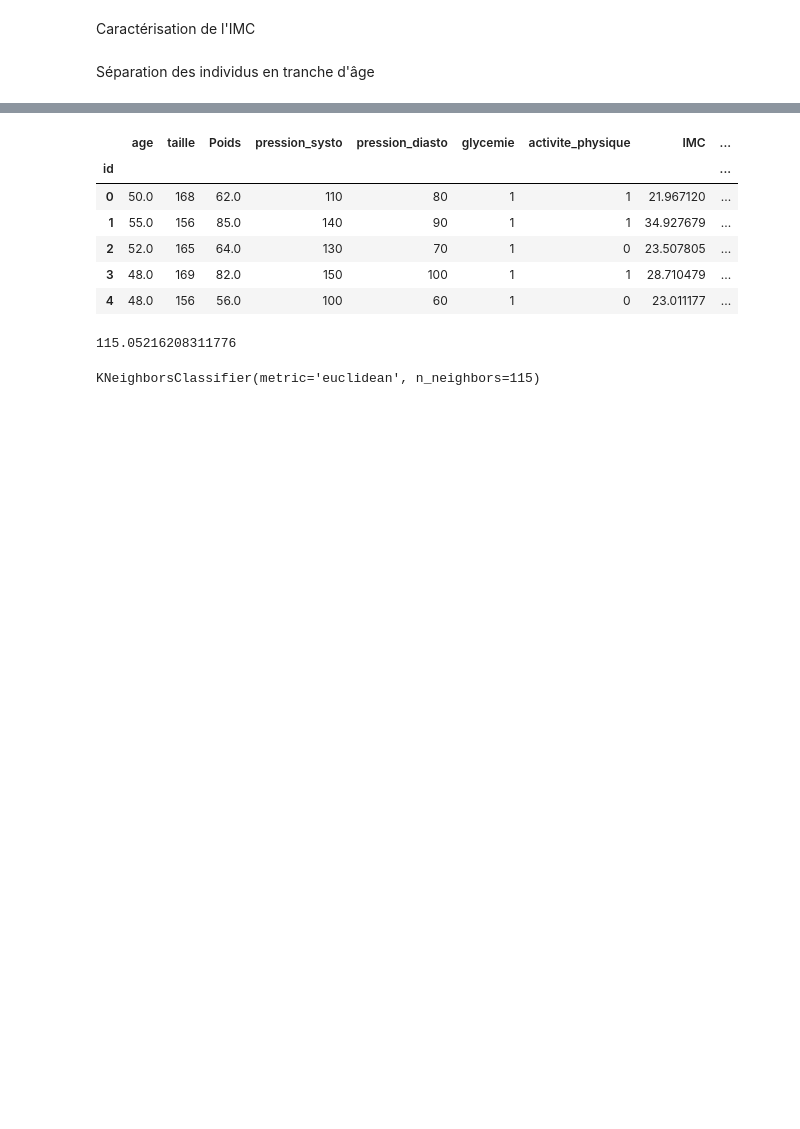
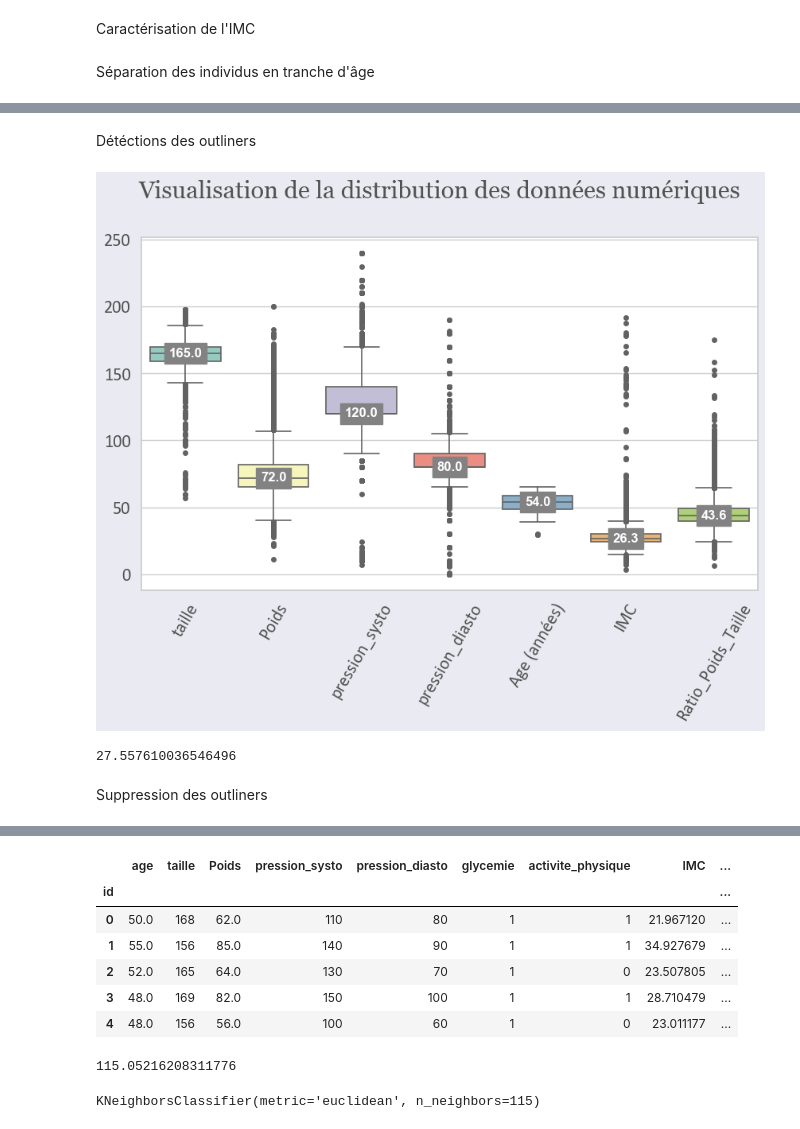
Before and after one commit to alaincrenner/heart_attack, a Jupyter notebook: MaladieCardiaque_SVM.ipynb, the cells around one changed output, grey strips where cells are left out. Saved outputs shown, nothing was run; the diff lists cells and outputs as text; code cells hidden in the pictures; blank space fills up the shorter version.

```diff
--- a/MaladieCardiaque_SVM.ipynb
+++ b/MaladieCardiaque_SVM.ipynb
@@ -157,0 +134,62 @@ plt.show()
+# %% [markdown]
+Détéctions des outliners
+# %%
+# Boxplot des outliners
+
+var_num = ['taille', 'Poids', 'pression_systo', 'pression_diasto', "Age (années)", 'IMC', "Ratio_Poids_Taille"]
+maladie[var_num] = maladie[var_num].apply(pd.to_numeric, errors='coerce', axis=1)
+
+sns.set(style='whitegrid')
+facecolor = '#eaeaf2'
+fig, ax = plt.subplots(figsize=(10, 6), facecolor=facecolor)
+
+x = sns.boxplot(data=maladie,
+                       palette='Set3',
+                       linewidth=1.2,
+                       fliersize=2,
+                       order=['taille', 'Poids', 'pression_systo', 'pression_diasto', "Age (années)",'IMC', "Ratio_Poids_Taille"],
+                       flierprops=dict(marker='o', markersize=4))
+
+font_color = '#525252'
+csfont = {'fontname':'Georgia'}
+hfont = {'fontname':'Calibri'}
+
+for label in (ax.get_xticklabels() + ax.get_yticklabels()):
+    label.set(fontsize=16, color=font_color, **hfont)
+
+title = 'Visualisation de la distribution des données numériques'
+fig.suptitle(title, y=.97, fontsize=22, color=font_color, **csfont)
+plt.subplots_adjust(top=0.85)
+
+for i, box in enumerate(ax.artists):
+         col = box.get_facecolor()
+         plt.setp(ax.lines[i*6+5], mfc=col, mec=col)
+
+lines = ax.get_lines()
+categories = ax.get_xticks()
+
+for cat in categories:
+    y = round(lines[4+cat*6].get_ydata()[0],1)
+    ax.text(
+        cat,
+        y,
+        f'{y}',
+        ha='center',
+        va='center',
+        fontweight='semibold',
+        size=12,
+        color='white',
+        bbox=dict(facecolor='#828282', edgecolor='#828282')
+)
+
+ax.set_xticklabels(ax.get_xticklabels(), rotation=60)
+
+plt.show()
+# %% [output]
+[figure, added]
+# %%
+maladie["IMC"].mean()
+# %% [output]
+27.557610036546496
+# %% [markdown]
+Suppression des outliners
```
Also changed, not shown: parts of 45 cells of this notebook, 1 other file.
